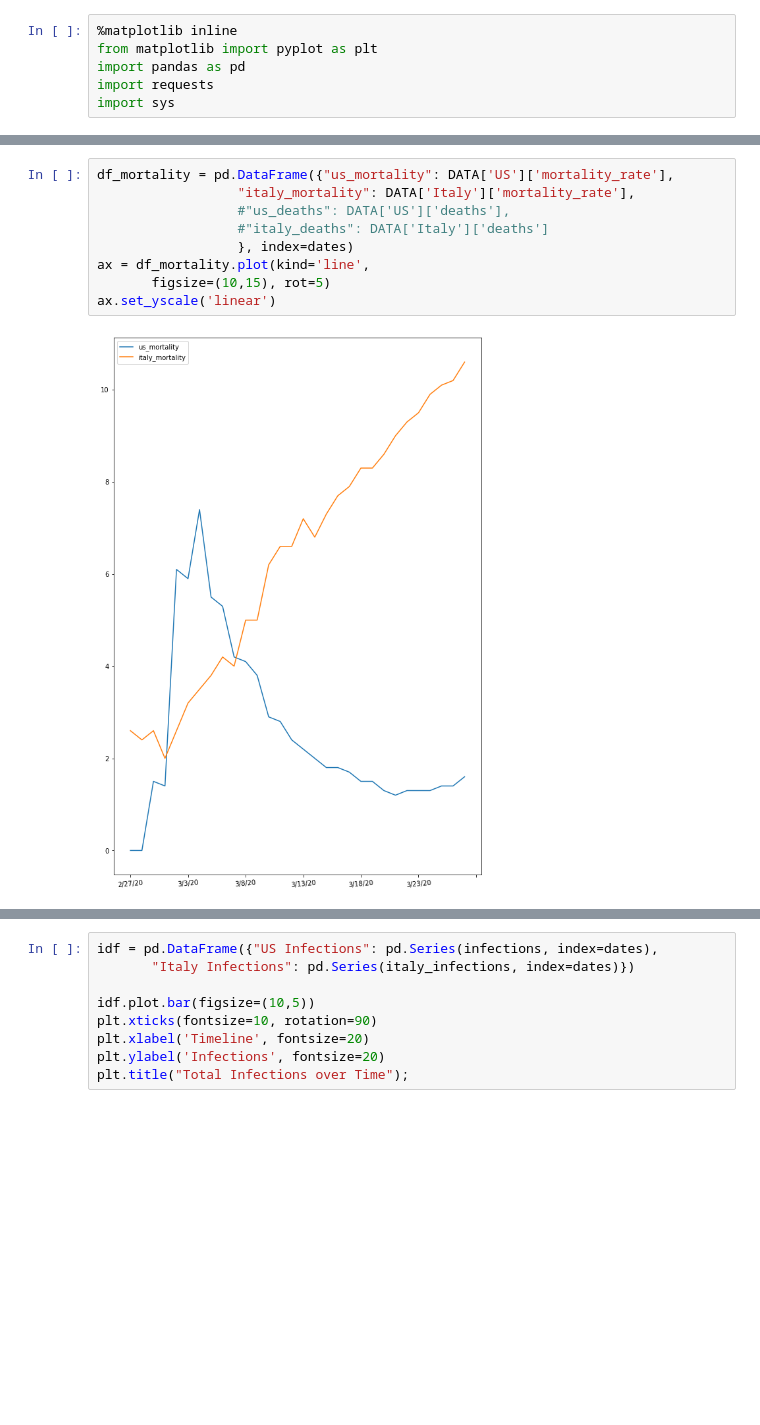
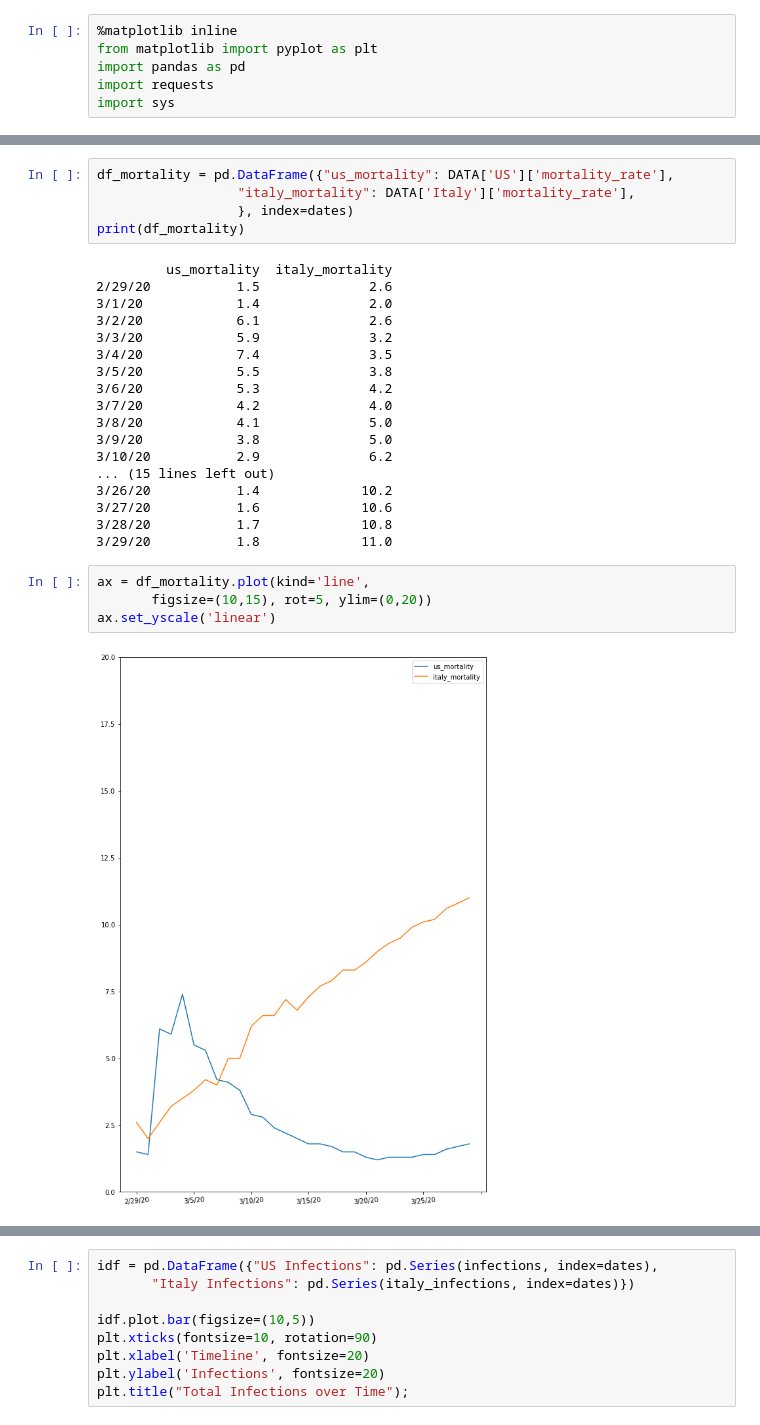
Before and after one commit to erikbeebe/covid, a Jupyter notebook: Covid19 Experiments.ipynb, the cells around one changed output, grey strips where cells are left out. Drawn from its saved outputs; the diff is of its cells as text; blank space fills up the shorter version.

```diff
--- a/Covid19 Experiments.ipynb
+++ b/Covid19 Experiments.ipynb
@@ -95,14 +98,32 @@ plt.title("Total Infections over Time");
 # %%
 df_mortality = pd.DataFrame({"us_mortality": DATA['US']['mortality_rate'],
                   "italy_mortality": DATA['Italy']['mortality_rate'],
-                  #"us_deaths": DATA['US']['deaths'],
-                  #"italy_deaths": DATA['Italy']['deaths']
                   }, index=dates)
-ax = df_mortality.plot(kind='line',
-       figsize=(10,15), rot=5)
-ax.set_yscale('linear')
+print(df_mortality)
 # %% [output]
-[figure, removed]
+         us_mortality  italy_mortality
+2/29/20           1.5              2.6
+3/1/20            1.4              2.0
+3/2/20            6.1              2.6
+3/3/20            5.9              3.2
+3/4/20            7.4              3.5
+3/5/20            5.5              3.8
+3/6/20            5.3              4.2
+3/7/20            4.2              4.0
+3/8/20            4.1              5.0
+3/9/20            3.8              5.0
+3/10/20           2.9              6.2
+... (15 lines left out)
+3/26/20           1.4             10.2
+3/27/20           1.6             10.6
+3/28/20           1.7             10.8
+3/29/20           1.8             11.0
+# %%
+ax = df_mortality.plot(kind='line',
+       figsize=(10,15), rot=5, ylim=(0,20))
+ax.set_yscale('linear')
+# %% [output]
+[figure, added]
 # %%
 df = pd.DataFrame({"us_infections": DATA['US']['infections'],
                   "us_deaths": DATA['US']['deaths'],
```
Also changed, not shown: parts of 4 cells of this notebook.
